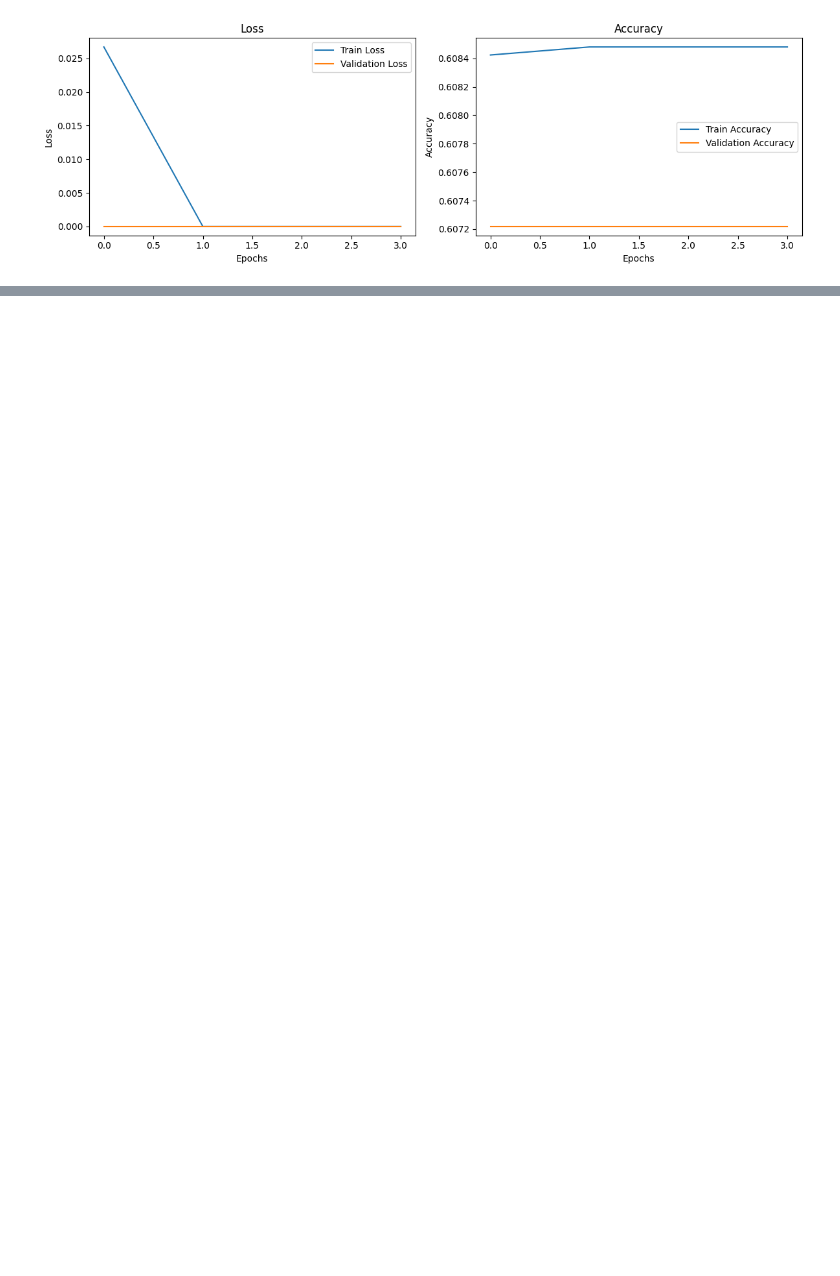
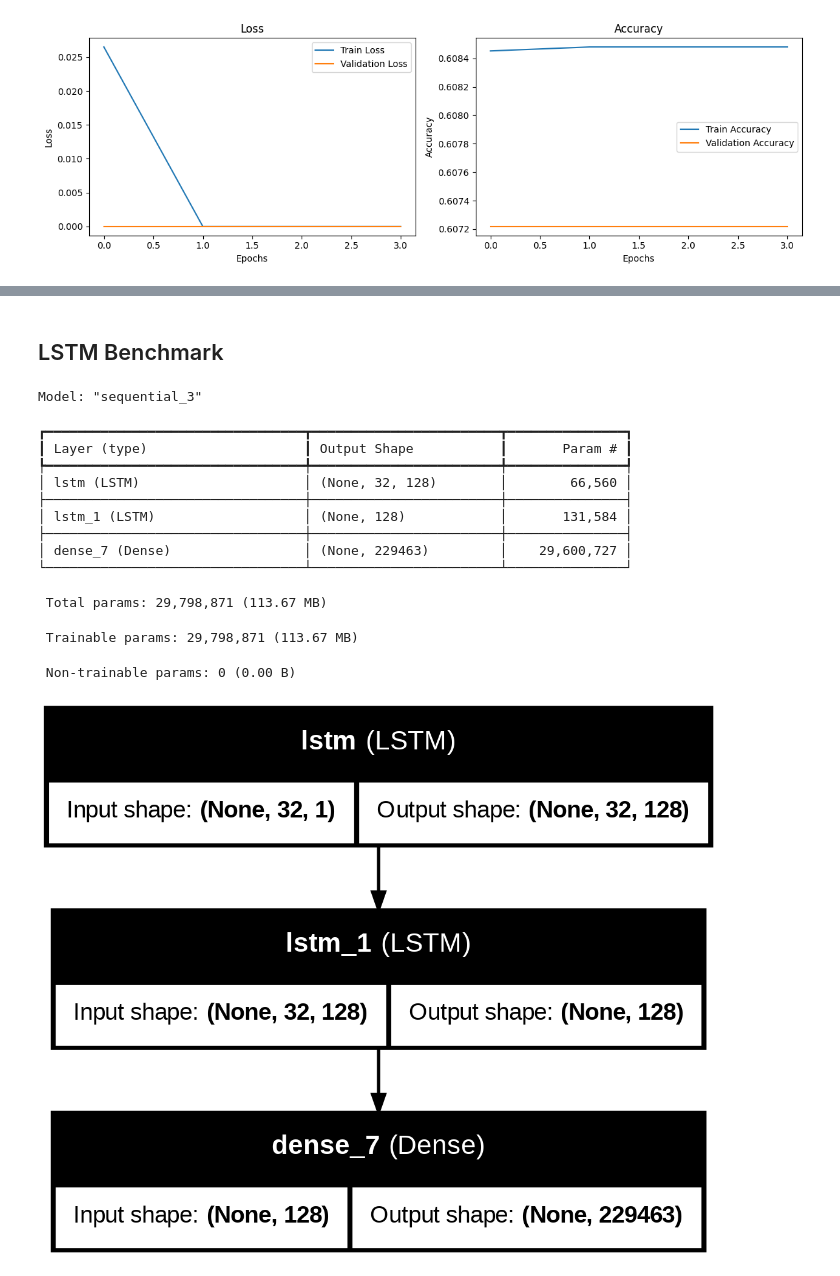
Before and after one commit to danielathome19/Engram-Neural-Network, a Jupyter notebook: examples/sequence.ipynb, the cells around one changed output, grey strips where cells are left out. Drawn from its saved outputs; the diff is of its cells as text; code cells hidden in the pictures; blank space fills up the shorter version.

```diff
--- a/examples/sequence.ipynb
+++ b/examples/sequence.ipynb
@@ -328,0 +421,46 @@ plt.show()
+# %% [markdown]
+## LSTM Benchmark
+# %%
+# Create an LSTM model that is comparable to the ENN
+lstm_model = keras.Sequential([
+    keras.layers.LSTM(128, input_shape=(32, 1), return_sequences=True),
+    keras.layers.LSTM(128),
+    keras.layers.Dense(vocab_size, activation='softmax')
+])
+
+lstm_early_stopping = keras.callbacks.EarlyStopping(
+    monitor='val_loss',
+    patience=3,
+    restore_best_weights=True
+)
+
+lstm_lr_scheduler = keras.callbacks.ReduceLROnPlateau(
+    monitor='val_loss',
+    factor=0.5,
+    patience=2,
+    min_lr=1e-5
+)
+
+lstm_model.compile(
+    optimizer=keras.optimizers.Adam(learning_rate=0.001, clipnorm=1.0),
+    loss='sparse_categorical_crossentropy',
+    metrics=['accuracy']
+)
+
+lstm_model.summary()
+plot_model(lstm_model, show_shapes=True, show_layer_names=True, expand_nested=True, to_file='examples/out/wikitext_lstm_model.png')
+# %% [output]
+Model: "sequential_3"
+┏━━━━━━━━━━━━━━━━━━━━━━━━━━━━━━━━━┳━━━━━━━━━━━━━━━━━━━━━━━━┳━━━━━━━━━━━━━━━┓
+┃ Layer (type)                    ┃ Output Shape           ┃       Param # ┃
+┡━━━━━━━━━━━━━━━━━━━━━━━━━━━━━━━━━╇━━━━━━━━━━━━━━━━━━━━━━━━╇━━━━━━━━━━━━━━━┩
+│ lstm (LSTM)                     │ (None, 32, 128)        │        66,560 │
+├─────────────────────────────────┼────────────────────────┼───────────────┤
+│ lstm_1 (LSTM)                   │ (None, 128)            │       131,584 │
+├─────────────────────────────────┼────────────────────────┼───────────────┤
+│ dense_7 (Dense)                 │ (None, 229463)         │    29,600,727 │
+└─────────────────────────────────┴────────────────────────┴───────────────┘
+ Total params: 29,798,871 (113.67 MB)
+ Trainable params: 29,798,871 (113.67 MB)
+ Non-trainable params: 0 (0.00 B)
+[figure, added]
```
Also changed, not shown: parts of 12 cells of this notebook.
